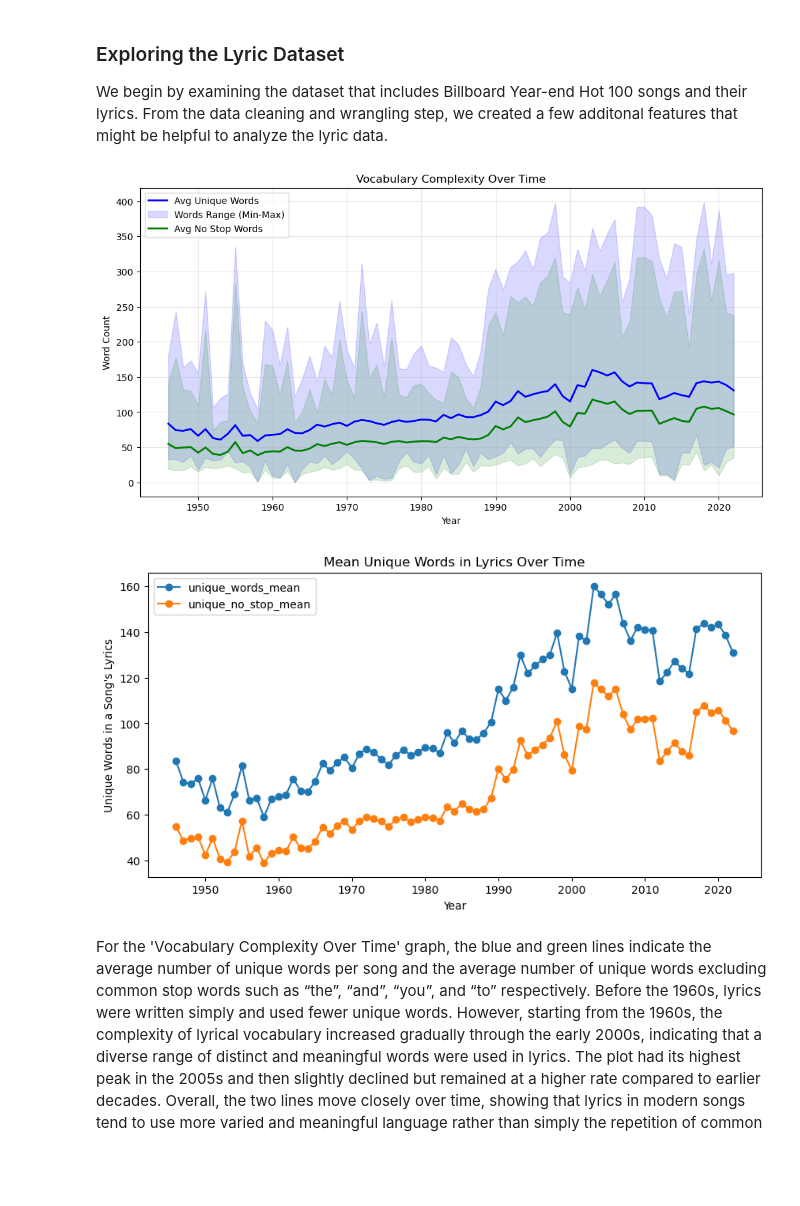
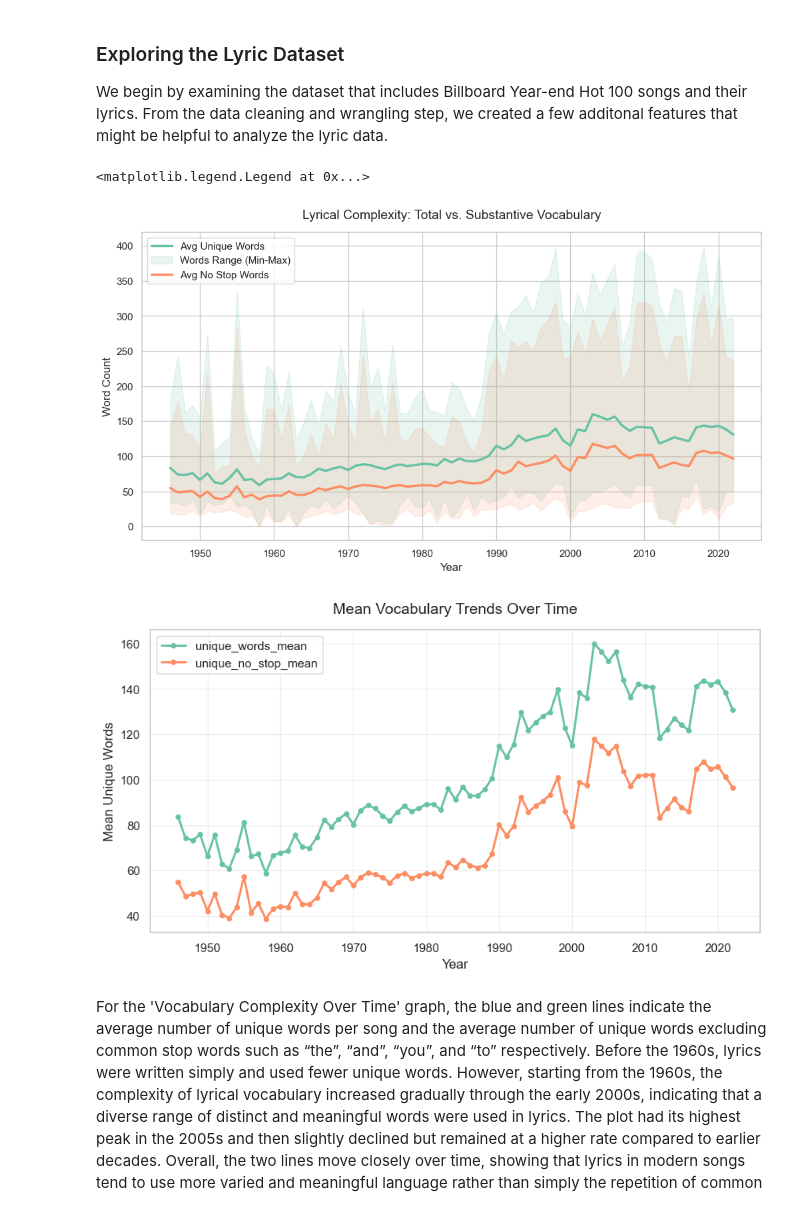
Before and after one commit to COGS108/Group104_WI26, a Jupyter notebook: 03-FinalProject.ipynb, the cells around one changed output. Drawn from its saved outputs; the diff is of its cells as text; code cells hidden in the pictures; blank space fills up the shorter version.

```diff
--- a/03-FinalProject.ipynb
+++ b/03-FinalProject.ipynb
@@ -207,34 +177,50 @@ bb_lyrics = lyric_df.groupby('year')[['unique_words', 'unique_no_stop', 'sentime
 bb_lyrics.columns = ['_'.join(col).strip() for col in bb_lyrics.columns.values]
 bb_lyrics = bb_lyrics.reset_index()
 # %%
+import seaborn as sns
+
+sns.set_theme(style="whitegrid")
+
+palette = sns.color_palette("Set2", 10)
+color_total = palette[0]
+color_no_stop = palette[1]
+
 plt.figure(figsize=(12, 6))
 plt.plot(bb_lyrics['year'], bb_lyrics['unique_words_mean'],
-         label='Avg Unique Words', color='blue', linewidth=2)
+         label='Avg Unique Words', color=color_total, linewidth=2.5)
 plt.fill_between(bb_lyrics['year'],
                  bb_lyrics['unique_words_min'],
                  bb_lyrics['unique_words_max'],
-                 color='blue', alpha=0.15, label='Words Range (Min-Max)')
+                 color=color_total, alpha=0.15, label='Words Range (Min-Max)')
 plt.plot(bb_lyrics['year'], bb_lyrics['unique_no_stop_mean'],
-         label='Avg No Stop Words', color='green', linewidth=2)
+         label='Avg No Stop Words', color=color_no_stop, linewidth=2.5)
 plt.fill_between(bb_lyrics['year'],
                  bb_lyrics['unique_no_stop_min'],
                  bb_lyrics['unique_no_stop_max'],
-                 color='green', alpha=0.15)
+                 color=color_no_stop, alpha=0.15)
 
-plt.title('Vocabulary Complexity Over Time')
-plt.xlabel('Year')
-plt.ylabel('Word Count')
-plt.legend()
-plt.grid(True, alpha=0.3)
-plt.show()
-bb_lyrics.plot(x='year', y=['unique_words_mean', 'unique_no_stop_mean'], marker='o', figsize=(10, 5))
-plt.title('Mean Unique Words in Lyrics Over Time')
-plt.xlabel('Year')
-plt.ylabel('Unique Words in a Song\'s Lyrics')
-plt.show()
+plt.title('Lyrical Complexity: Total vs. Substantive Vocabulary', fontsize=14, pad=15)
+plt.xlabel('Year', fontsize=12)
+plt.ylabel('Word Count', fontsize=12)
+plt.legend(frameon=True, loc='upper left')
 # %% [output]
+<matplotlib.legend.Legend at 0x...>
-[figure, old version]
+[figure, new version]
-[figure, removed]
+# %%
+bb_lyrics.plot(x='year',
+               y=['unique_words_mean', 'unique_no_stop_mean'],
+               color=[color_total, color_no_stop],
+               marker='o',
+               markersize=4,
+               figsize=(10, 5),
+               linewidth=2)
+
+plt.title('Mean Vocabulary Trends Over Time', fontsize=14, pad=15)
+plt.xlabel('Year', fontsize=12)
+plt.ylabel('Mean Unique Words')
+plt.grid(True, alpha=0.3)
+# %% [output]
+[figure, added]
 # %% [markdown]
 For the 'Vocabulary Complexity Over Time' graph, the blue and green lines indicate the average number of unique words per song and the average number of unique words excluding common stop words such as “the”, “and”, “you”, and “to” respectively.
 Before the 1960s, lyrics were written simply and used fewer unique words. However, starting from the 1960s, the complexity of lyrical vocabulary increased gradually through the early 2000s, indicating that a diverse range of distinct and meaningful words were used in lyrics. The plot had its highest peak in the 2005s and then slightly declined but remained at a higher rate compared to earlier decades. Overall, the two lines move closely over time, showing that lyrics in modern songs tend to use more varied and meaningful language rather than simply the repetition of common words in the mid 20th century.
```
Also changed, not shown: parts of 15 cells of this notebook.
